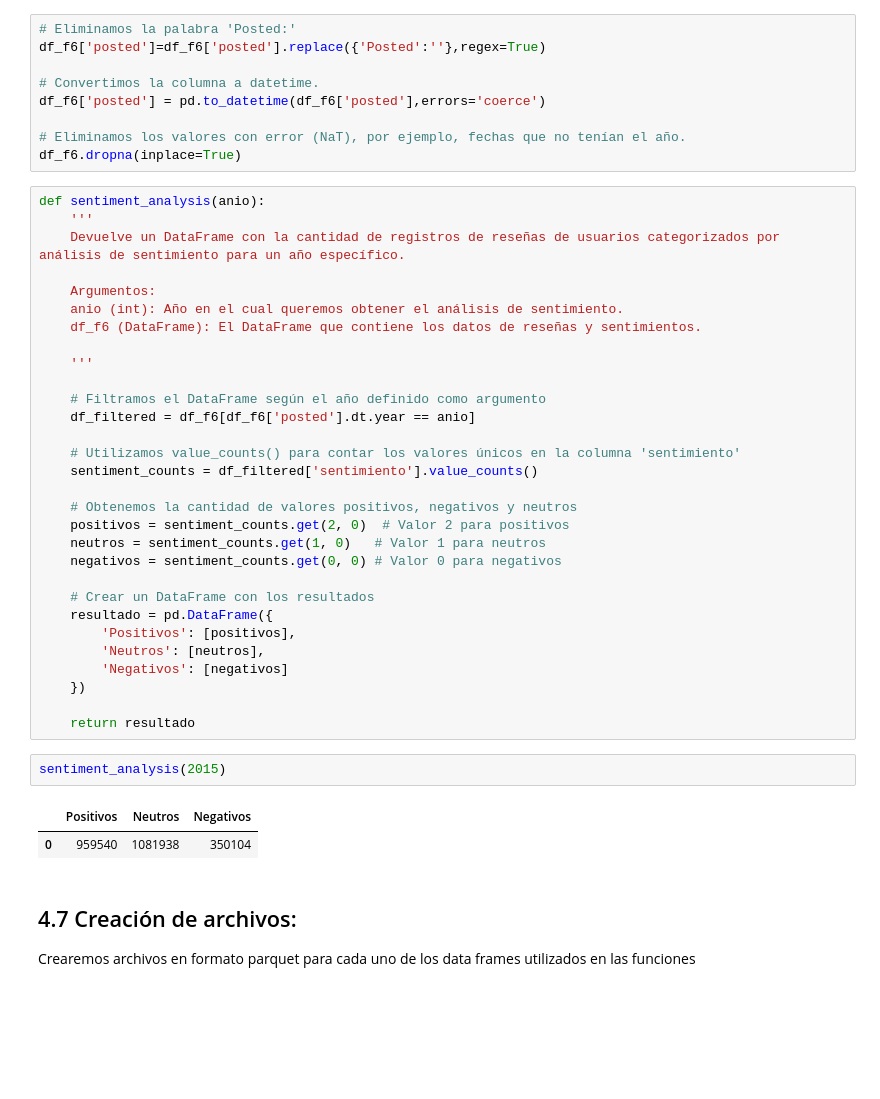
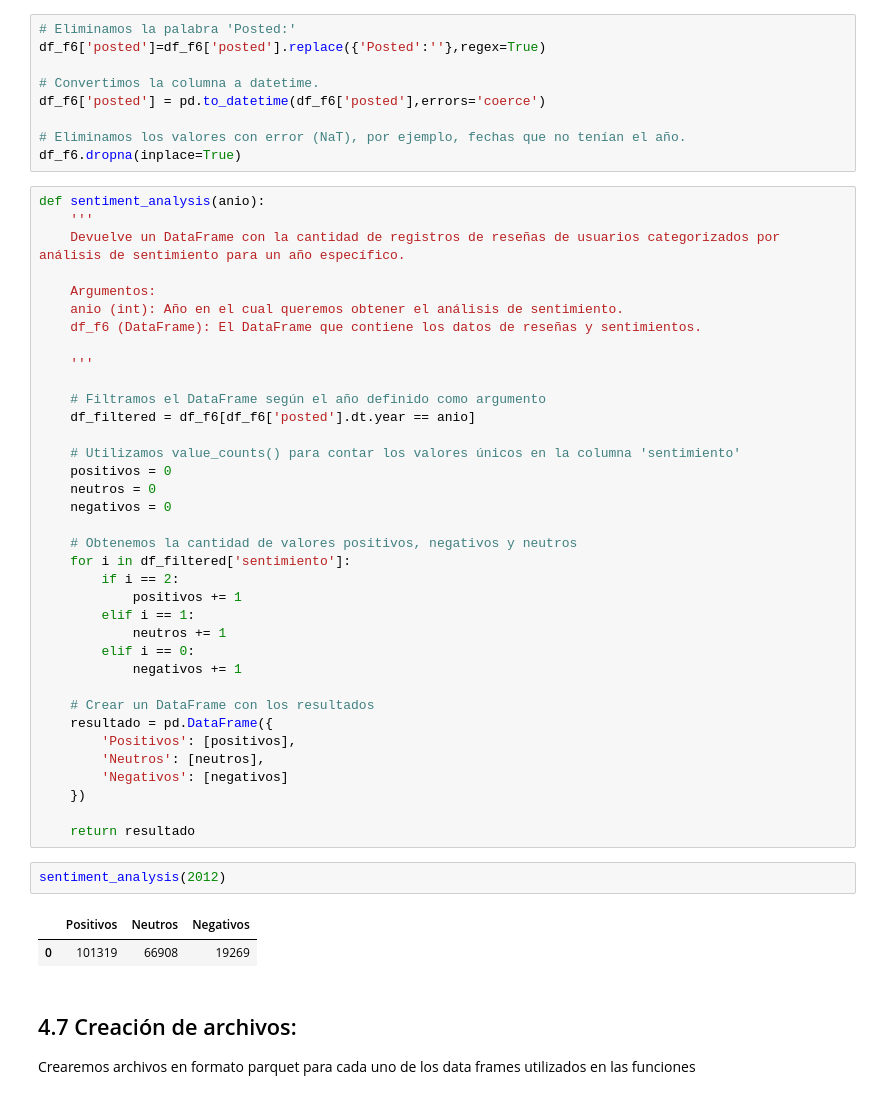
Before and after one commit to JPBertonee/PI_MLOps_Henry, a Jupyter notebook: Desarrollo.ipynb, the cells around one changed output. Saved outputs shown, nothing was run; the diff lists cells and outputs as text; blank space fills up the shorter version.

```diff
--- a/Desarrollo.ipynb
+++ b/Desarrollo.ipynb
@@ -871,12 +886,18 @@ def sentiment_analysis(anio):
     df_filtered = df_f6[df_f6['posted'].dt.year == anio]
 
     # Utilizamos value_counts() para contar los valores únicos en la columna 'sentimiento'
-    sentiment_counts = df_filtered['sentimiento'].value_counts()
+    positivos = 0
+    neutros = 0
+    negativos = 0
 
     # Obtenemos la cantidad de valores positivos, negativos y neutros
-    positivos = sentiment_counts.get(2, 0)  # Valor 2 para positivos
-    neutros = sentiment_counts.get(1, 0)   # Valor 1 para neutros
-    negativos = sentiment_counts.get(0, 0) # Valor 0 para negativos
+    for i in df_filtered['sentimiento']:
+        if i == 2:
+            positivos += 1
+        elif i == 1:
+            neutros += 1
+        elif i == 0:
+            negativos += 1
 
     # Crear un DataFrame con los resultados
     resultado = pd.DataFrame({
@@ -887,10 +908,10 @@ def sentiment_analysis(anio):
 
     return resultado
 # %%
-sentiment_analysis(2015)
+sentiment_analysis(2012)
 # %% [output]
 |  | Positivos | Neutros | Negativos |
-| 0 | 959540 | 1081938 | 350104 |
+| 0 | 101319 | 66908 | 19269 |
 # %% [markdown]
 ## 4.7 Creación de archivos:
 
```
Also changed, not shown: parts of 5 cells of this notebook, 1 other file.
